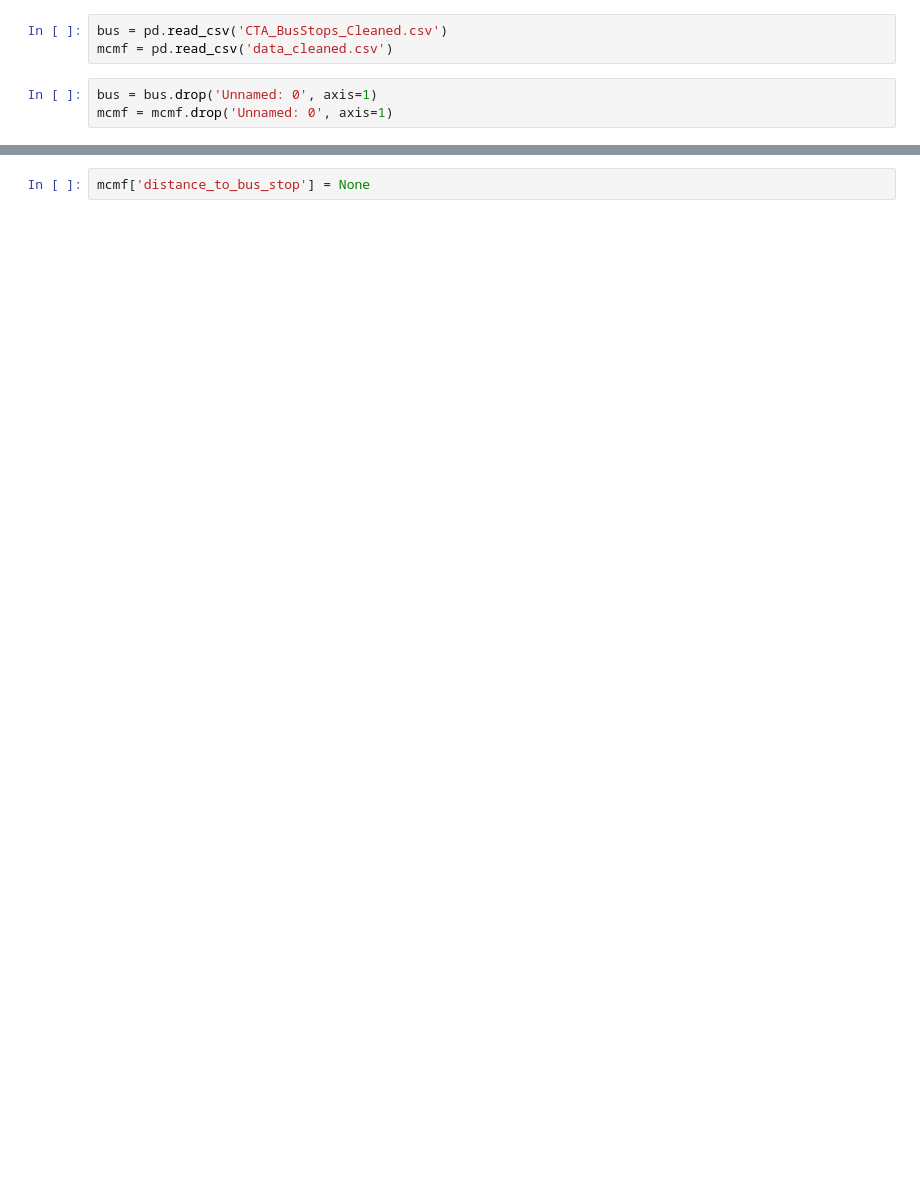
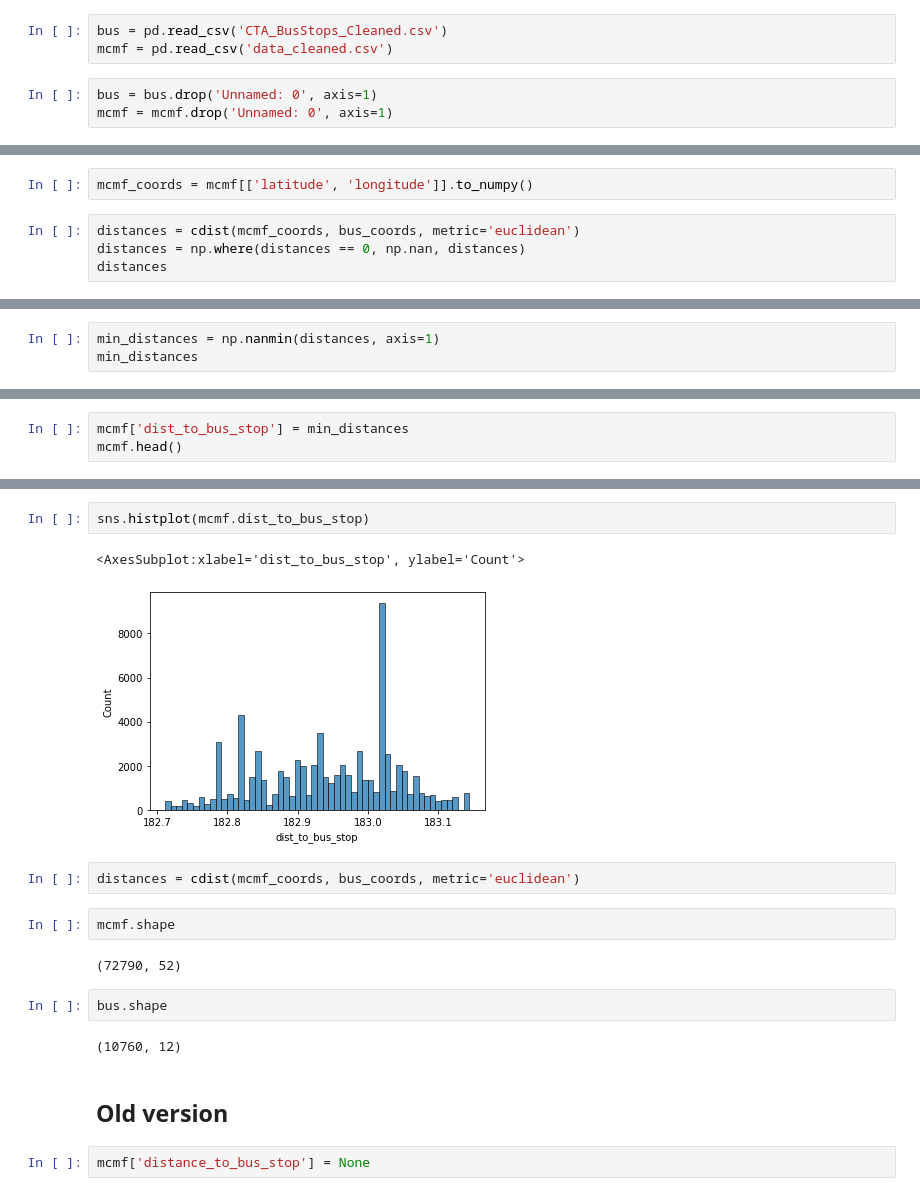
Before and after one commit to ada-zhong/STAT-390-Project, a Jupyter notebook: MCMF/Longitude Latitude Calculations.ipynb, the cells around one changed output, grey strips where cells are left out. Drawn from its saved outputs; the diff is of its cells as text; blank space fills up the shorter version.

```diff
--- a/MCMF/Longitude Latitude Calculations.ipynb
+++ b/MCMF/Longitude Latitude Calculations.ipynb
@@ -9,0 +37,6 @@ mcmf = mcmf.drop('Unnamed: 0', axis=1)
+# %%
+mcmf_coords = mcmf[['latitude', 'longitude']].to_numpy()
+# %%
+distances = cdist(mcmf_coords, bus_coords, metric='euclidean')
+distances = np.where(distances == 0, np.nan, distances)
+distances
@@ -9,0 +57,3 @@ mcmf = mcmf.drop('Unnamed: 0', axis=1)
+# %%
+min_distances = np.nanmin(distances, axis=1)
+min_distances
@@ -9,0 +63,3 @@ mcmf = mcmf.drop('Unnamed: 0', axis=1)
+# %%
+mcmf['dist_to_bus_stop'] = min_distances
+mcmf.head()
@@ -10,3 +74,20 @@ mcmf = mcmf.drop('Unnamed: 0', axis=1)
+# %%
+sns.histplot(mcmf.dist_to_bus_stop)
+# %% [output]
+<AxesSubplot:xlabel='dist_to_bus_stop', ylabel='Count'>
+[figure, added]
+# %%
+distances = cdist(mcmf_coords, bus_coords, metric='euclidean')
+# %%
+mcmf.shape
+# %% [output]
+(72790, 52)
+# %%
+bus.shape
+# %% [output]
+(10760, 12)
+# %% [markdown]
+## Old version
 # %%
 mcmf['distance_to_bus_stop'] = None
 # %%
```
Also changed, not shown: parts of 9 cells of this notebook.
